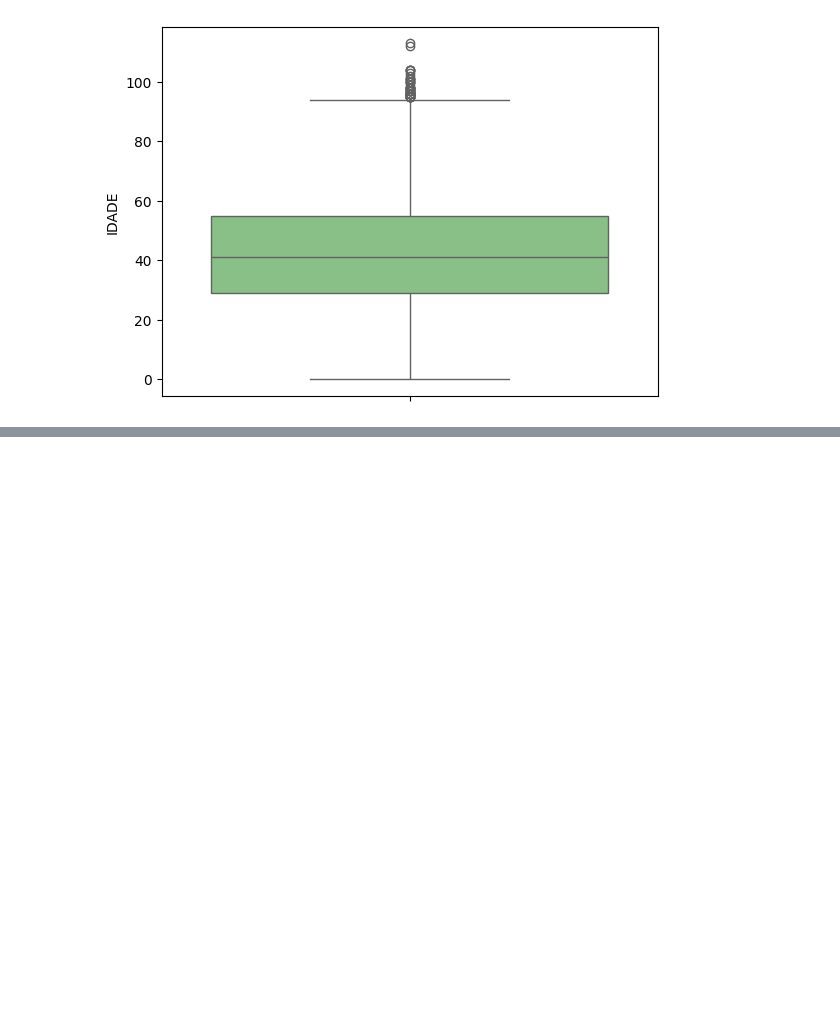
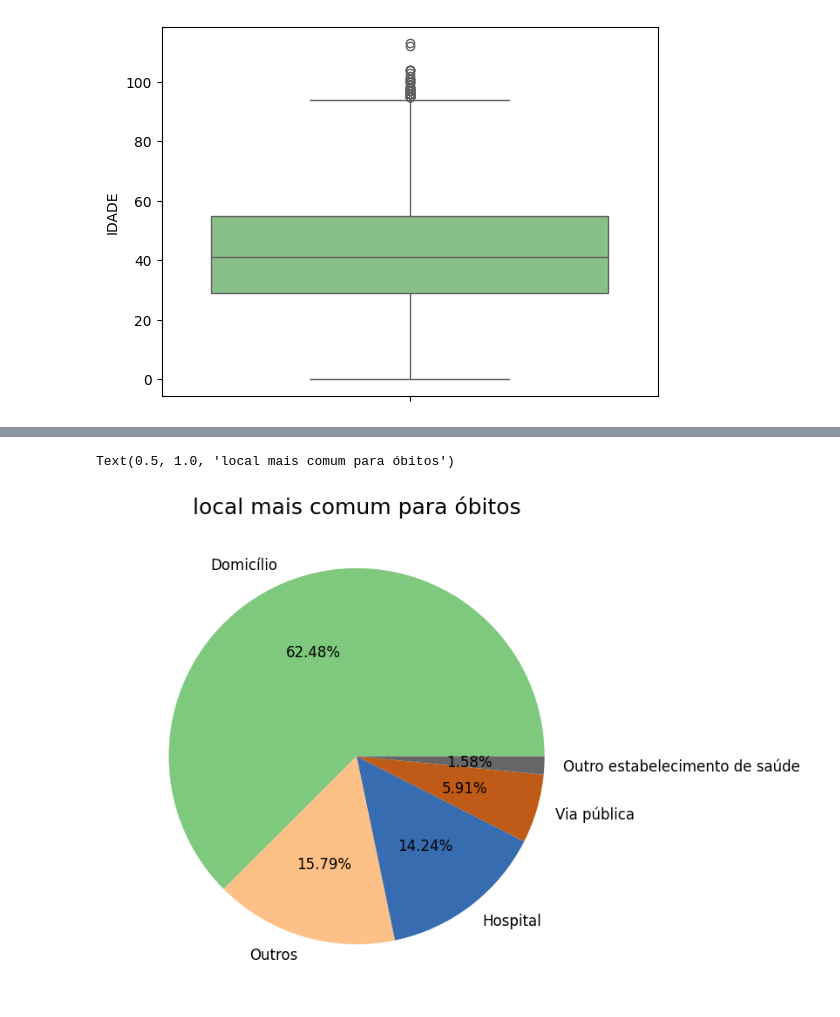
Before and after one commit to vitor1209/AnalisaAI, a Jupyter notebook: SaudeJovem/AnalisaAi_SUICIDIOS.ipynb, the cells around one changed output, grey strips where cells are left out. Saved outputs shown, nothing was run; the diff lists cells and outputs as text; code cells hidden in the pictures; blank space fills up the shorter version.

```diff
--- a/SaudeJovem/AnalisaAi_SUICIDIOS.ipynb
+++ b/SaudeJovem/AnalisaAi_SUICIDIOS.ipynb
@@ -750,0 +758,9 @@ bd3.describe()
+# %%
+bd3['LOCOCOR'].value_counts().plot.pie(autopct='%0.2f%%',fontsize=12,  figsize=(7, 7), cmap='Accent')
+
+plt.ylabel(' ')
+
+plt.title('local mais comum para óbitos', fontsize=18)
+# %% [output]
+Text(0.5, 1.0, 'local mais comum para óbitos')
+[figure, added]
```
Also changed, not shown: parts of 17 cells of this notebook.
